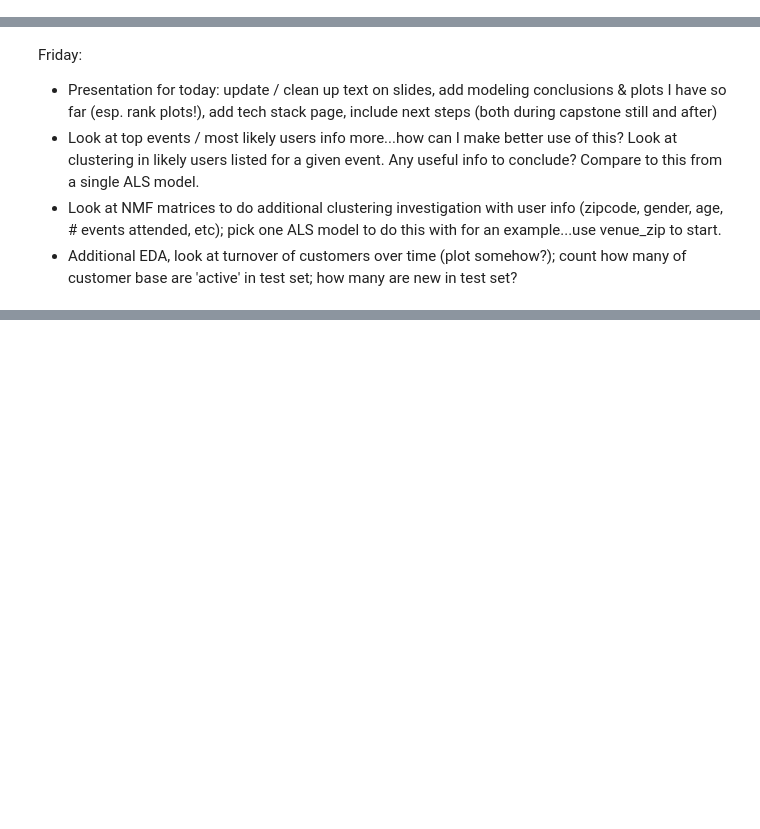
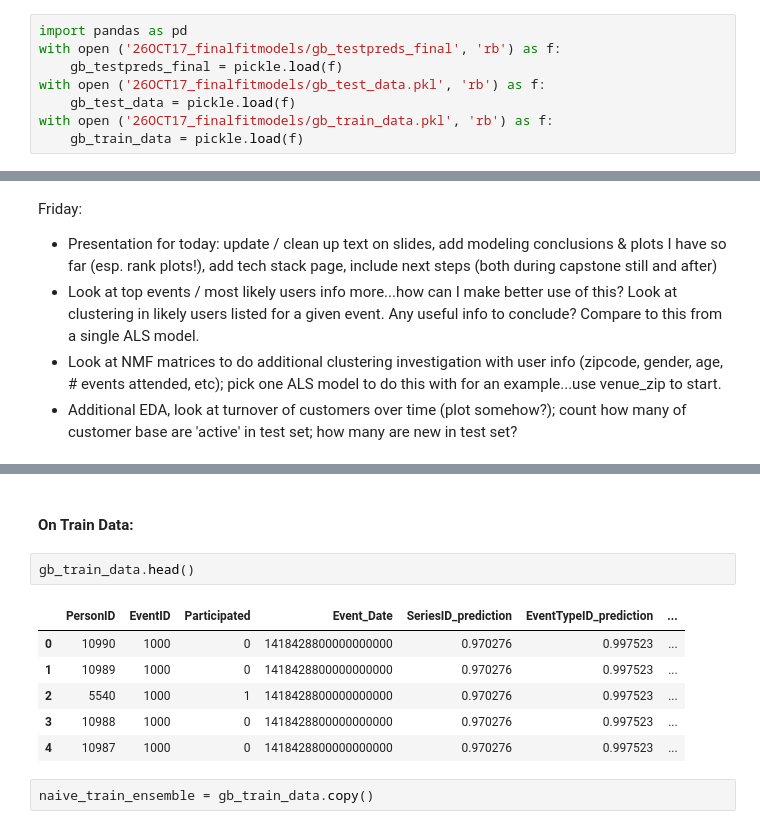
Before and after one commit to gcnuss/trailrun_participation, a Jupyter notebook: model/Final_Model_Pipeline-UPDATE.ipynb, the cells around one changed output, grey strips where cells are left out. Cells and saved outputs as stored; diff of their text form; blank space fills up the shorter version.

Commit message:
final capture of rank values for models in data folder; additional analysis on model outputs and plots preparation for presentation

```diff
--- a/model/Final_Model_Pipeline-UPDATE.ipynb
+++ b/model/Final_Model_Pipeline-UPDATE.ipynb
@@ -965,0 +966,8 @@ with open ('26OCT17_finalfitmodels/gb_testpreds_final', 'w') as f:
+# %%
+import pandas as pd
+with open ('26OCT17_finalfitmodels/gb_testpreds_final', 'rb') as f:
+    gb_testpreds_final = pickle.load(f)
+with open ('26OCT17_finalfitmodels/gb_test_data.pkl', 'rb') as f:
+    gb_test_data = pickle.load(f)
+with open ('26OCT17_finalfitmodels/gb_train_data.pkl', 'rb') as f:
+    gb_train_data = pickle.load(f)
@@ -1050,0 +1086,13 @@ Friday:
+# %% [markdown]
+#### On Train Data:
+# %%
+gb_train_data.head()
+# %% [output]
+|  | PersonID | EventID | Participated | Event_Date | SeriesID_prediction | EventTypeID_prediction | ... |
+| 0 | 10990 | 1000 | 0 | 1418428800000000000 | 0.970276 | 0.997523 | ... |
+| 1 | 10989 | 1000 | 0 | 1418428800000000000 | 0.970276 | 0.997523 | ... |
+| 2 | 5540 | 1000 | 1 | 1418428800000000000 | 0.970276 | 0.997523 | ... |
+| 3 | 10988 | 1000 | 0 | 1418428800000000000 | 0.970276 | 0.997523 | ... |
+| 4 | 10987 | 1000 | 0 | 1418428800000000000 | 0.970276 | 0.997523 | ... |
+# %%
+naive_train_ensemble = gb_train_data.copy()
```
Also changed, not shown: parts of 25 cells of this notebook, 4 other files.
